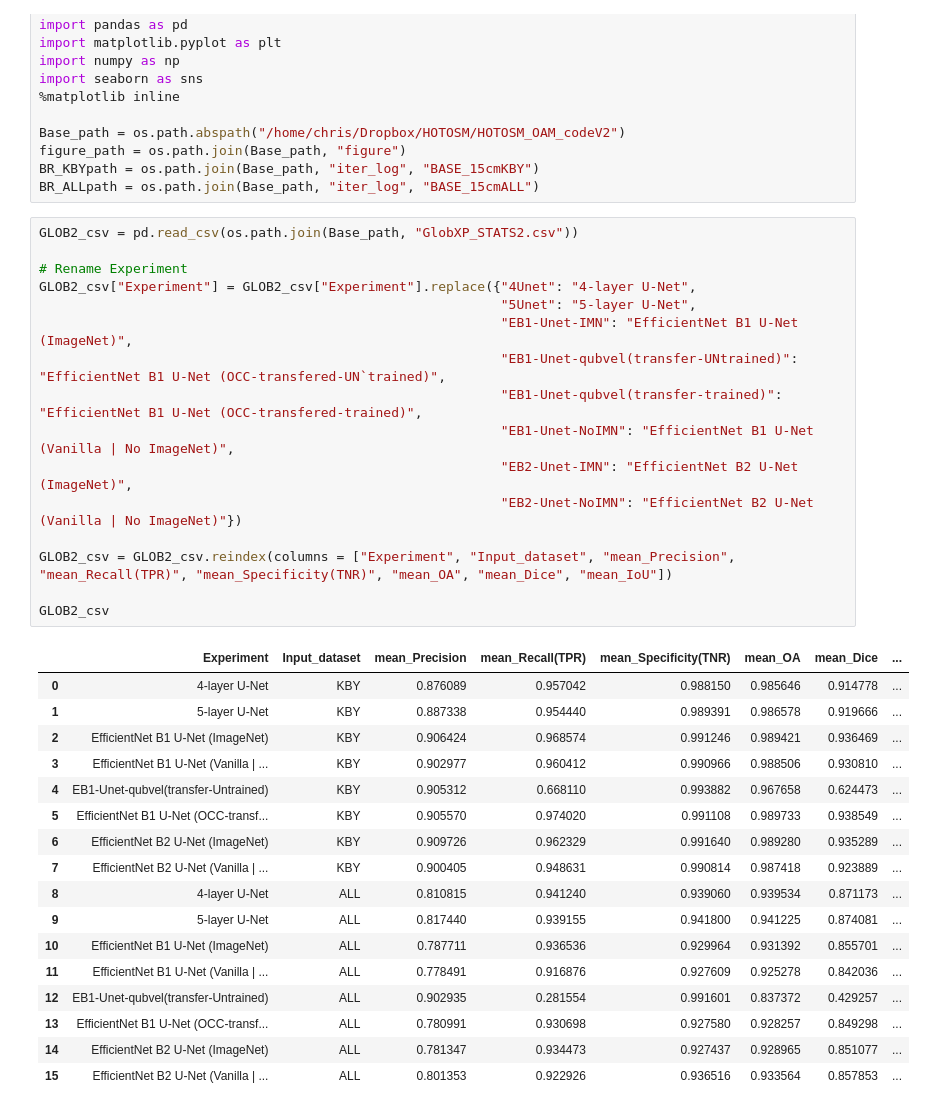
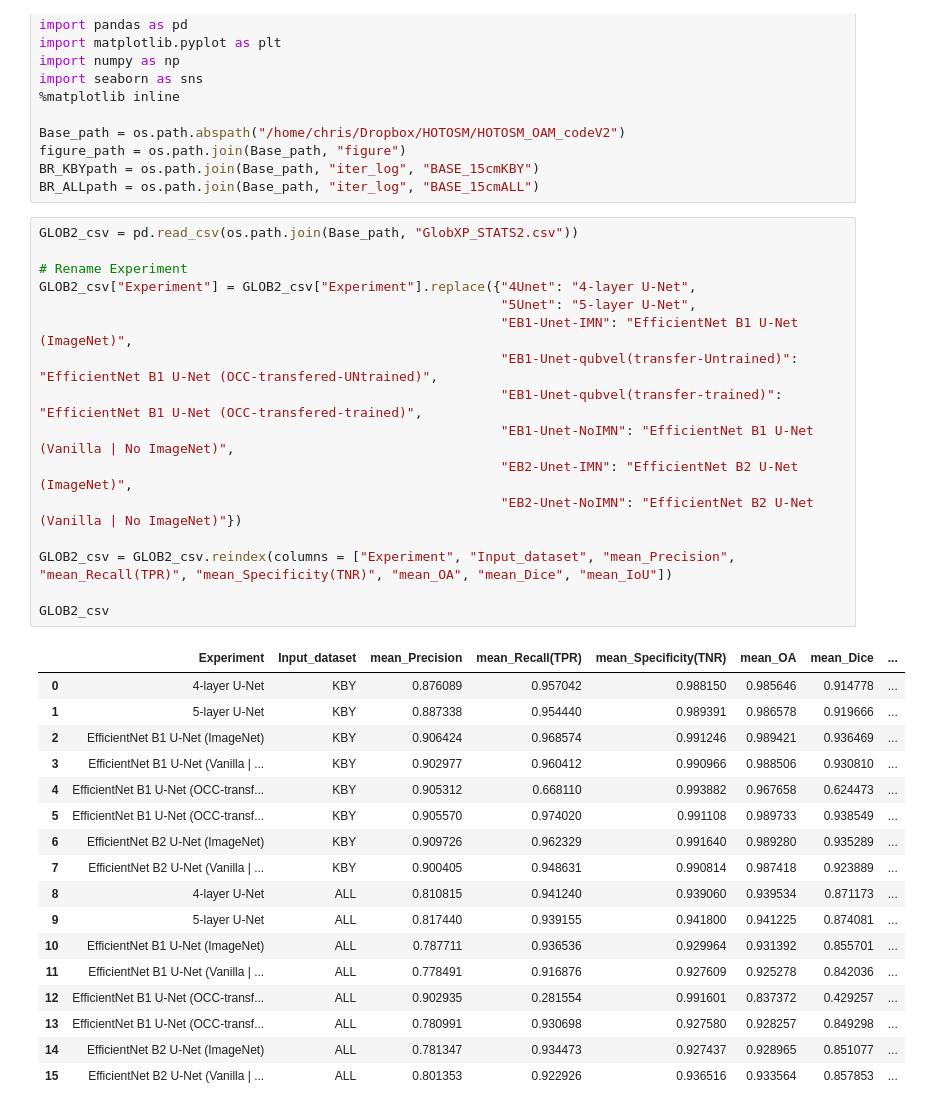
Before and after one commit to chrischank/HOTOSM_OAM_codeV2, a Jupyter notebook: EDA_BASEruns.ipynb, the cells around one changed output. Drawn from its saved outputs; the diff is of its cells as text.

```diff
--- a/EDA_BASEruns.ipynb
+++ b/EDA_BASEruns.ipynb
@@ -21,26 +21,26 @@ BR_ALLpath = os.path.join(Base_path, "iter_log", "BASE_15cmALL")
 # %%
 GLOB2_csv = pd.read_csv(os.path.join(Base_path, "GlobXP_STATS2.csv"))
 
 # Rename Experiment
 GLOB2_csv["Experiment"] = GLOB2_csv["Experiment"].replace({"4Unet": "4-layer U-Net",
                                                            "5Unet": "5-layer U-Net",
                                                            "EB1-Unet-IMN": "EfficientNet B1 U-Net (ImageNet)",
-                                                           "EB1-Unet-qubvel(transfer-UNtrained)": "EfficientNet B1 U-Net (OCC-transfered-UN`trained)",
+                                                           "EB1-Unet-qubvel(transfer-Untrained)": "EfficientNet B1 U-Net (OCC-transfered-UNtrained)",
                                                            "EB1-Unet-qubvel(transfer-trained)": "EfficientNet B1 U-Net (OCC-transfered-trained)",
                                                            "EB1-Unet-NoIMN": "EfficientNet B1 U-Net (Vanilla | No ImageNet)",
                                                            "EB2-Unet-IMN": "EfficientNet B2 U-Net (ImageNet)",
                                                            "EB2-Unet-NoIMN": "EfficientNet B2 U-Net (Vanilla | No ImageNet)"})
 
 GLOB2_csv = GLOB2_csv.reindex(columns = ["Experiment", "Input_dataset", "mean_Precision", "mean_Recall(TPR)", "mean_Specificity(TNR)", "mean_OA", "mean_Dice", "mean_IoU"])
 
 GLOB2_csv
 # %% [output]
 |  | Experiment | Input_dataset | mean_Precision | mean_Recall(TPR) | mean_Specificity(TNR) | mean_OA | mean_Dice | ... |
 | 0 | 4-layer U-Net | KBY | 0.876089 | 0.957042 | 0.988150 | 0.985646 | 0.914778 | ... |
 | 1 | 5-layer U-Net | KBY | 0.887338 | 0.954440 | 0.989391 | 0.986578 | 0.919666 | ... |
 | 2 | EfficientNet B1 U-Net (ImageNet) | KBY | 0.906424 | 0.968574 | 0.991246 | 0.989421 | 0.936469 | ... |
 | 3 | EfficientNet B1 U-Net (Vanilla | ... | KBY | 0.902977 | 0.960412 | 0.990966 | 0.988506 | 0.930810 | ... |
-| 4 | EB1-Unet-qubvel(transfer-Untrained) | KBY | 0.905312 | 0.668110 | 0.993882 | 0.967658 | 0.624473 | ... |
+| 4 | EfficientNet B1 U-Net (OCC-transf... | KBY | 0.905312 | 0.668110 | 0.993882 | 0.967658 | 0.624473 | ... |
 | 5 | EfficientNet B1 U-Net (OCC-transf... | KBY | 0.905570 | 0.974020 | 0.991108 | 0.989733 | 0.938549 | ... |
 | 6 | EfficientNet B2 U-Net (ImageNet) | KBY | 0.909726 | 0.962329 | 0.991640 | 0.989280 | 0.935289 | ... |
 | 7 | EfficientNet B2 U-Net (Vanilla | ... | KBY | 0.900405 | 0.948631 | 0.990814 | 0.987418 | 0.923889 | ... |
@@ -48,7 +48,7 @@ GLOB2_csv
 | 9 | 5-layer U-Net | ALL | 0.817440 | 0.939155 | 0.941800 | 0.941225 | 0.874081 | ... |
 | 10 | EfficientNet B1 U-Net (ImageNet) | ALL | 0.787711 | 0.936536 | 0.929964 | 0.931392 | 0.855701 | ... |
 | 11 | EfficientNet B1 U-Net (Vanilla | ... | ALL | 0.778491 | 0.916876 | 0.927609 | 0.925278 | 0.842036 | ... |
-| 12 | EB1-Unet-qubvel(transfer-Untrained) | ALL | 0.902935 | 0.281554 | 0.991601 | 0.837372 | 0.429257 | ... |
+| 12 | EfficientNet B1 U-Net (OCC-transf... | ALL | 0.902935 | 0.281554 | 0.991601 | 0.837372 | 0.429257 | ... |
 | 13 | EfficientNet B1 U-Net (OCC-transf... | ALL | 0.780991 | 0.930698 | 0.927580 | 0.928257 | 0.849298 | ... |
 | 14 | EfficientNet B2 U-Net (ImageNet) | ALL | 0.781347 | 0.934473 | 0.927437 | 0.928965 | 0.851077 | ... |
 | 15 | EfficientNet B2 U-Net (Vanilla | ... | ALL | 0.801353 | 0.922926 | 0.936516 | 0.933564 | 0.857853 | ... |
```
Also changed, not shown: parts of 3 cells of this notebook, 7 other files.
